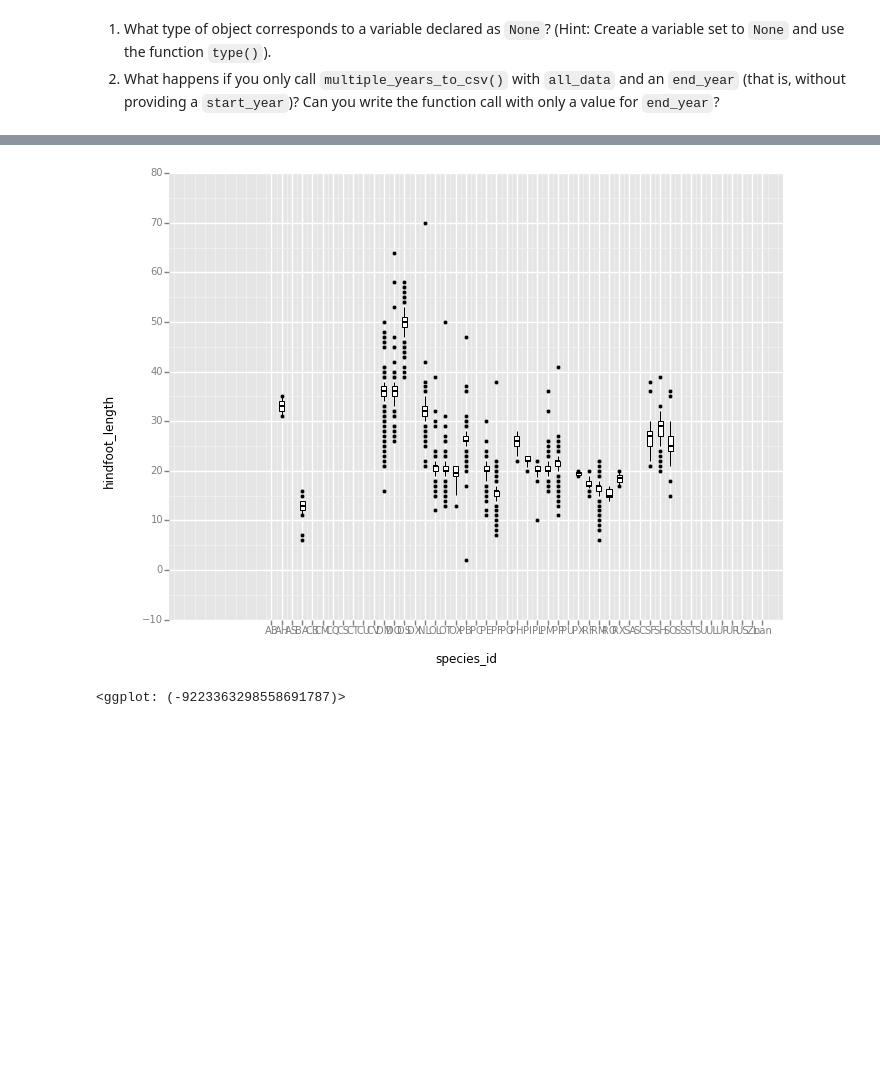
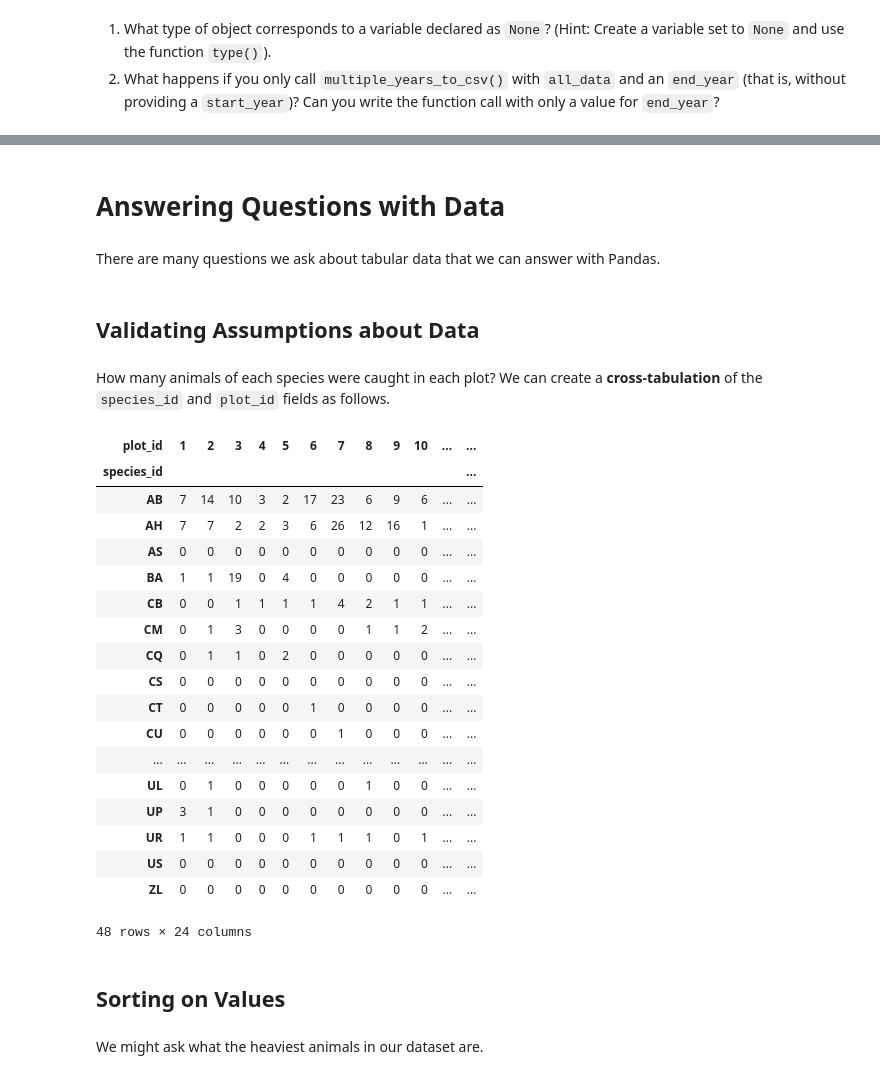
Before and after one commit to arthur-e/swc-workshop, a Jupyter notebook: python-ecology/Python-Intro-Ecology.ipynb, the cells around one changed output, grey strips where cells are left out. Saved outputs shown, nothing was run; the diff lists cells and outputs as text; code cells hidden in the pictures; blank space fills up the shorter version.

```diff
--- a/python-ecology/Python-Intro-Ecology.ipynb
+++ b/python-ecology/Python-Intro-Ecology.ipynb
@@ -1677,7 +1663,0 @@ One conceptual framework for data visualization that perhaps better matches our
-# %%
-%matplotlib inline
-from ggplot import *
-
-surveys = pd.read_csv('ecology-surveys.csv')
-surveys.index.name = 'X'
-surveys.head()
@@ -1724,6 +1664,34 @@ ggplot(data = surveys, aesthetics = aes(x = 'weight', y = 'hindfoot_length')) +
-# %%
-ggplot(aes(x = 'species_id', y = 'hindfoot_length'), data = surveys) + \
-    geom_boxplot()
-# %% [output]
-[figure, removed]
-<ggplot: (-9223363298558691787)>
+# %% [markdown]
+# Answering Questions with Data
+# %% [markdown]
+There are many questions we ask about tabular data that we can answer with Pandas.
+# %% [markdown]
+## Validating Assumptions about Data
+# %% [markdown]
+How many animals of each species were caught in each plot? We can create a **cross-tabulation** of the `species_id` and `plot_id` fields as follows.
+# %%
+pd.crosstab(surveys.species_id, surveys.plot_id)
+# %% [output]
+| plot_id | 1 | 2 | 3 | 4 | 5 | 6 | 7 | 8 | 9 | 10 | ... | ... |
+| species_id |  |  |  |  |  |  |  |  |  |  |  | ... |
+| AB | 7 | 14 | 10 | 3 | 2 | 17 | 23 | 6 | 9 | 6 | ... | ... |
+| AH | 7 | 7 | 2 | 2 | 3 | 6 | 26 | 12 | 16 | 1 | ... | ... |
+| AS | 0 | 0 | 0 | 0 | 0 | 0 | 0 | 0 | 0 | 0 | ... | ... |
+| BA | 1 | 1 | 19 | 0 | 4 | 0 | 0 | 0 | 0 | 0 | ... | ... |
+| CB | 0 | 0 | 1 | 1 | 1 | 1 | 4 | 2 | 1 | 1 | ... | ... |
+| CM | 0 | 1 | 3 | 0 | 0 | 0 | 0 | 1 | 1 | 2 | ... | ... |
+| CQ | 0 | 1 | 1 | 0 | 2 | 0 | 0 | 0 | 0 | 0 | ... | ... |
+| CS | 0 | 0 | 0 | 0 | 0 | 0 | 0 | 0 | 0 | 0 | ... | ... |
+| CT | 0 | 0 | 0 | 0 | 0 | 1 | 0 | 0 | 0 | 0 | ... | ... |
+| CU | 0 | 0 | 0 | 0 | 0 | 0 | 1 | 0 | 0 | 0 | ... | ... |
+| ... | ... | ... | ... | ... | ... | ... | ... | ... | ... | ... | ... | ... |
+| UL | 0 | 1 | 0 | 0 | 0 | 0 | 0 | 1 | 0 | 0 | ... | ... |
+| UP | 3 | 1 | 0 | 0 | 0 | 0 | 0 | 0 | 0 | 0 | ... | ... |
+| UR | 1 | 1 | 0 | 0 | 0 | 1 | 1 | 1 | 0 | 1 | ... | ... |
+| US | 0 | 0 | 0 | 0 | 0 | 0 | 0 | 0 | 0 | 0 | ... | ... |
+| ZL | 0 | 0 | 0 | 0 | 0 | 0 | 0 | 0 | 0 | 0 | ... | ... |
+48 rows × 24 columns
+# %% [markdown]
+## Sorting on Values
+# %% [markdown]
+We might ask what the heaviest animals in our dataset are.
```
Also changed, not shown: parts of 68 cells of this notebook.
